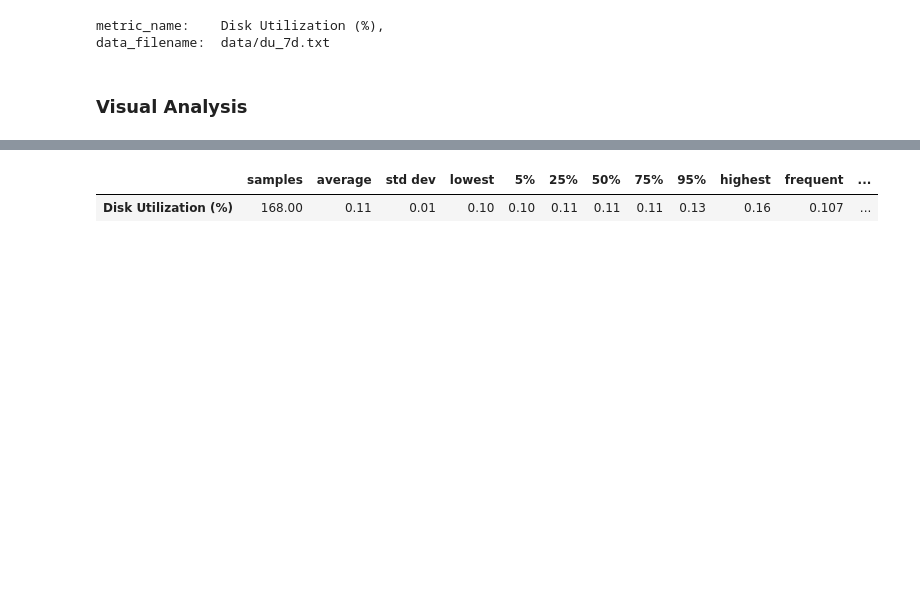
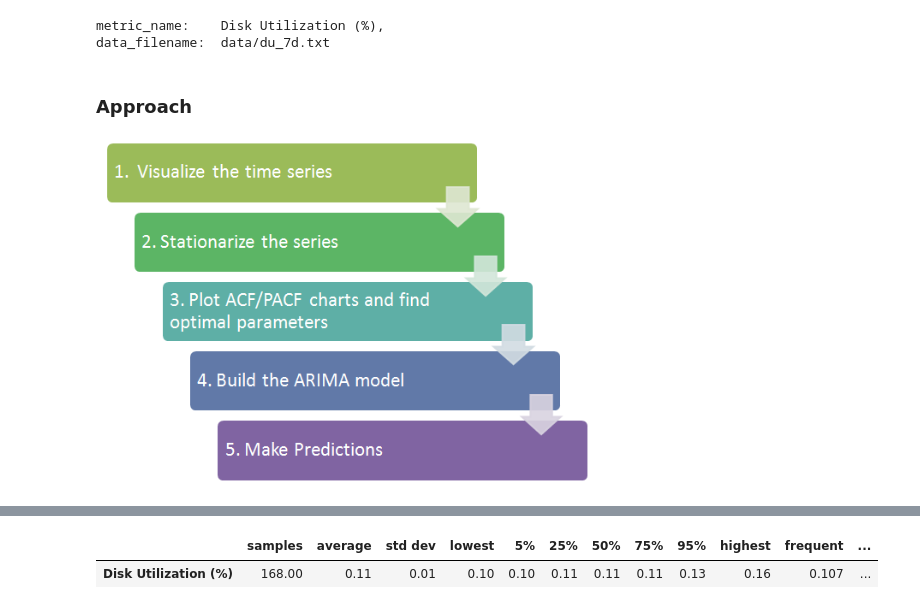
Before and after one commit to dcurrents/qresearch, a Jupyter notebook: research-metric-pred.ipynb, the cells around one changed output, grey strips where cells are left out. Cells and saved outputs as stored; diff of their text form; code cells hidden in the pictures; blank space fills up the shorter version.

```diff
--- a/research-metric-pred.ipynb
+++ b/research-metric-pred.ipynb
@@ -96,5 +145,9 @@ print("metric_name:\t{0}, \ndata_filename:\t{1}".format(metric_name, csv_name))
 # %% [output]
 metric_name:    Disk Utilization (%),
 data_filename:  data/du_7d.txt
-# %% [markdown]
-### Visual Analysis
+# %% [markdown]
+### Approach
+# %%
+Image(filename='images/arima-flowchart.png', width=500,height=500)
+# %% [output]
+[figure, added]
```
Also changed, not shown: parts of 17 cells of this notebook, 2 other files.
